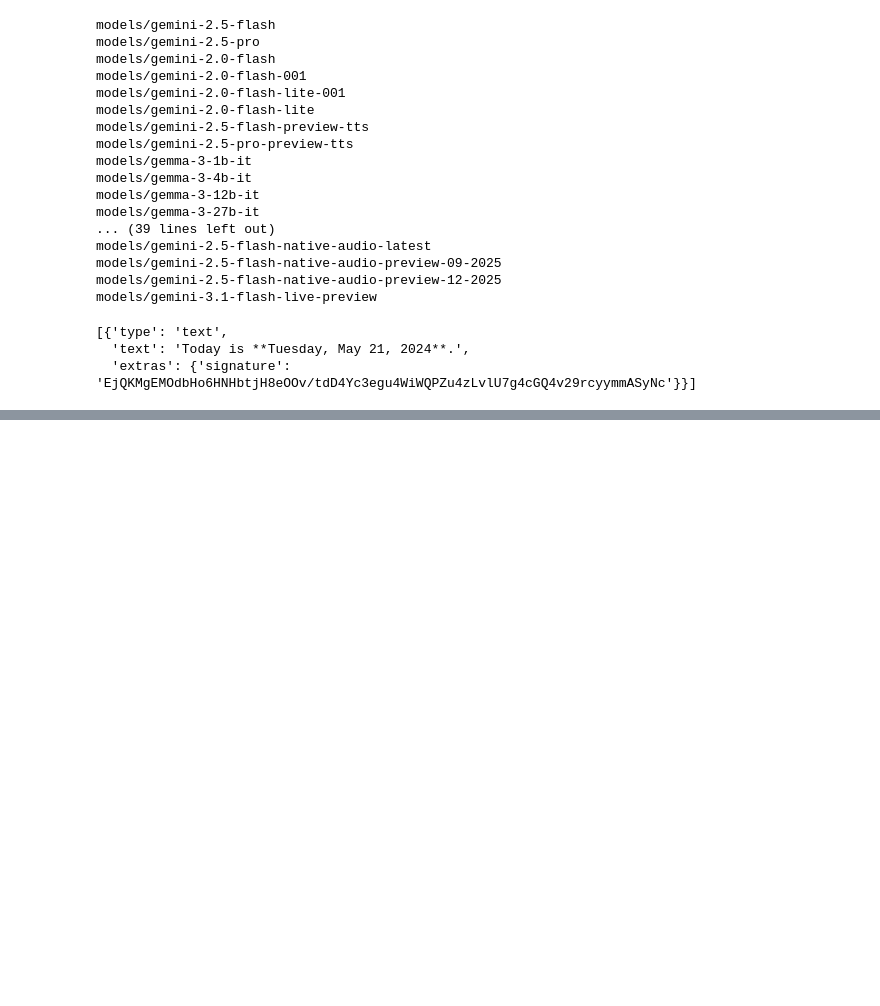
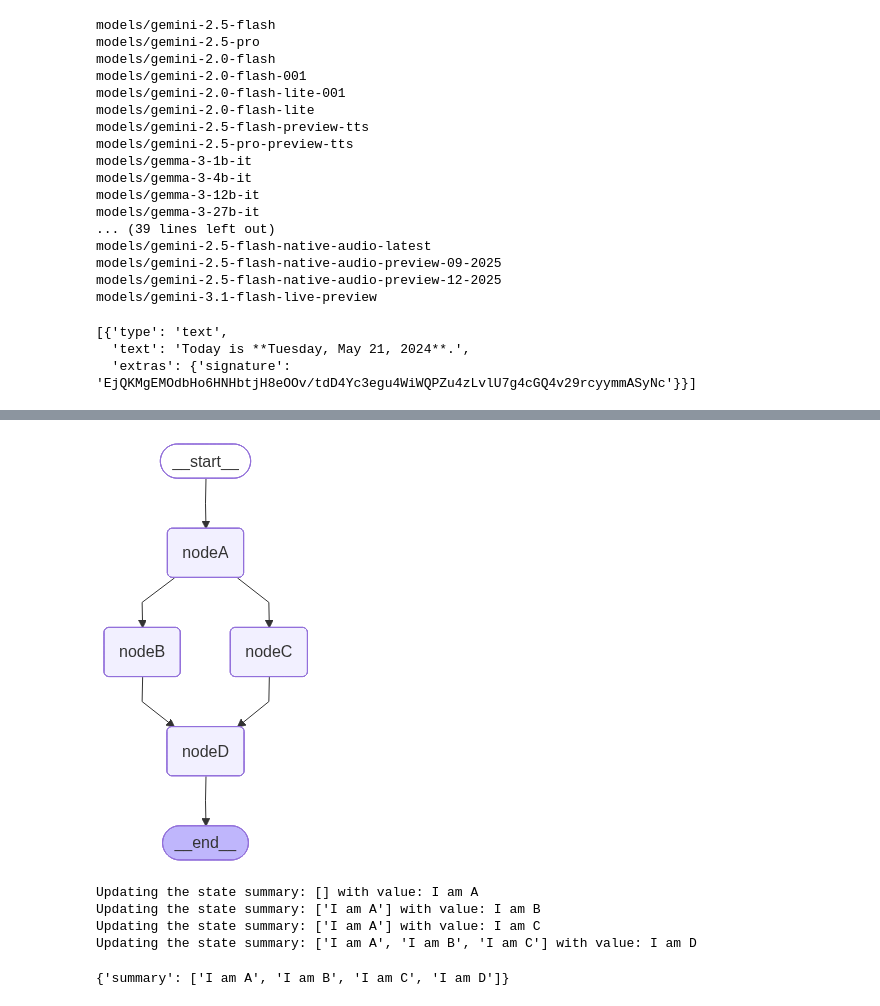
Before and after one commit to divya-gh/LangGraph-Course, a Jupyter notebook: Code/Lesson_4/Parallalization.ipynb, the cells around one changed output, grey strips where cells are left out. Cells and saved outputs as stored; diff of their text form; code cells hidden in the pictures; blank space fills up the shorter version.

```diff
--- a/Code/Lesson_4/Parallalization.ipynb
+++ b/Code/Lesson_4/Parallalization.ipynb
@@ -83,0 +207,40 @@ llm.invoke("What day is this?").content
+# %%
+from operator import add
+from typing import Annotated
+
+# define state
+class State(TypedDict):
+    summary: Annotated[List[str], add]
+
+# using old node functions, build a graph
+
+builder = StateGraph(State)
+
+# Initialize each node with node_data
+data = ["A", "B", "C", "D"]
+for item in data:
+    builder.add_node(f'node{item}', UpdateSummary(f"I am {item}"))
+
+# add flow
+
+builder.set_entry_point('nodeA')
+builder.add_edge('nodeA', 'nodeB')
+builder.add_edge('nodeA', 'nodeC')
+builder.add_edge('nodeB', 'nodeD')
+builder.add_edge('nodeC', 'nodeD')
+builder.add_edge('nodeD', END)
+
+# compile
+graph = builder.compile()
+
+display(Image(graph.get_graph().draw_mermaid_png()))
+# %% [output]
+[figure, added]
+# %%
+graph.invoke({"summary": []})
+# %% [output]
+Updating the state summary: [] with value: I am A
+Updating the state summary: ['I am A'] with value: I am B
+Updating the state summary: ['I am A'] with value: I am C
+Updating the state summary: ['I am A', 'I am B', 'I am C'] with value: I am D
+{'summary': ['I am A', 'I am B', 'I am C', 'I am D']}
```
Also changed, not shown: parts of 16 cells of this notebook, 8 other files.
